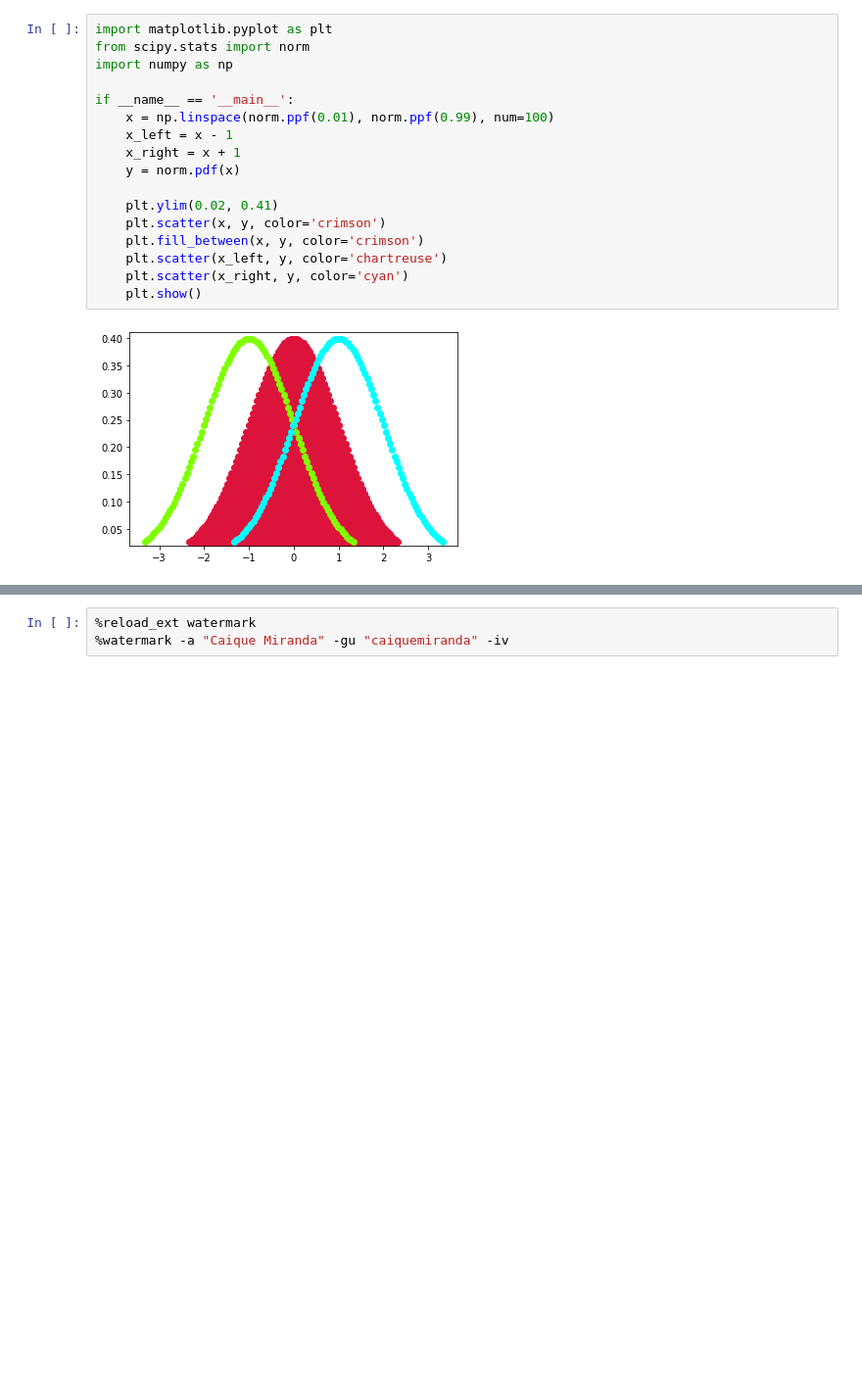
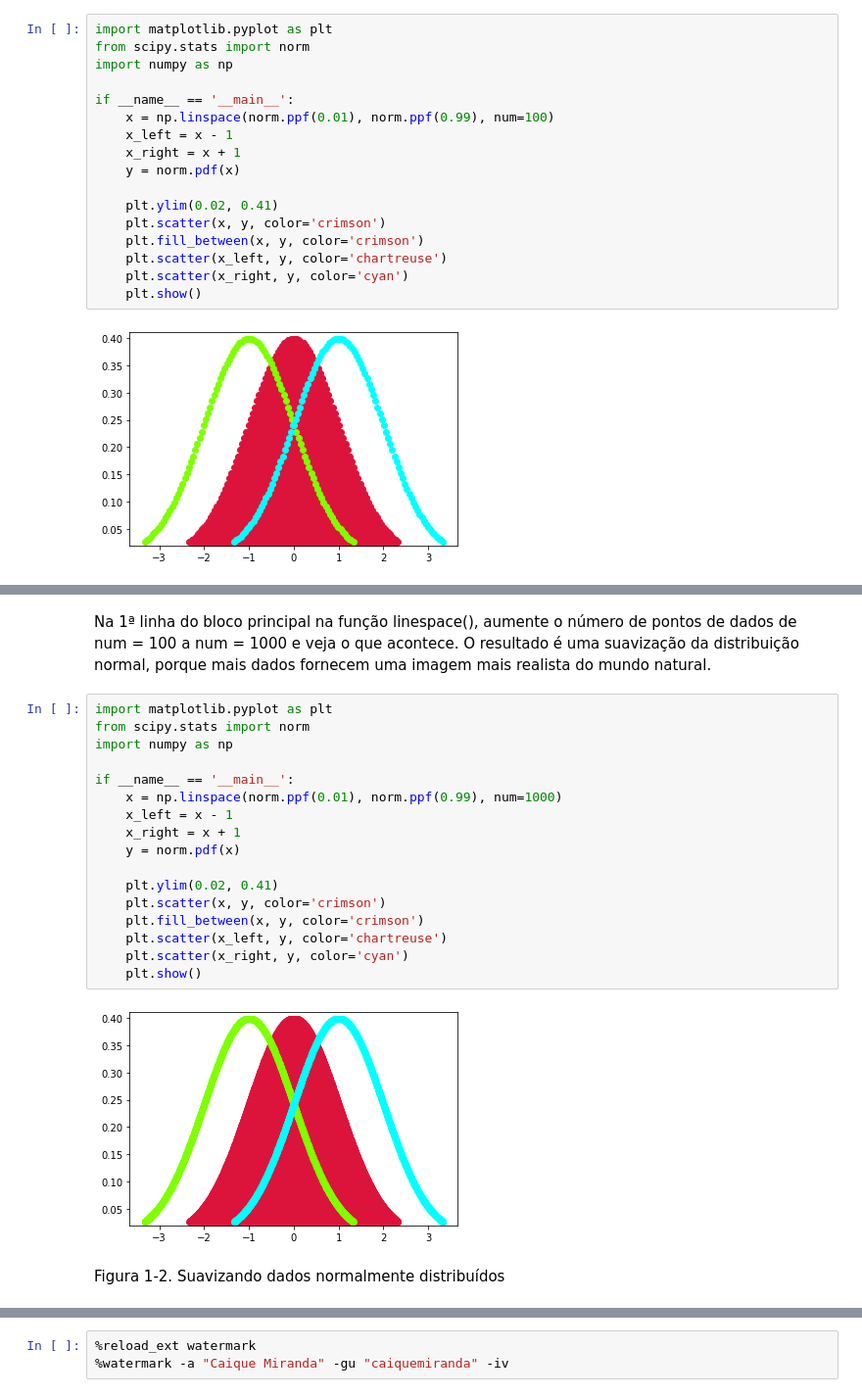
Before and after one commit to caiquemiranda/data-science-python-mongodb, a Jupyter notebook: 01-Introdução.ipynb, the cells around one changed output, grey strips where cells are left out. Shown at 98% size. Drawn from its saved outputs; the diff is of its cells as text; blank space fills up the shorter version.

```diff
--- a/01-Introdução.ipynb
+++ b/01-Introdução.ipynb
@@ -770,0 +781,23 @@ if __name__ == '__main__':
+# %% [markdown]
+Na 1ª linha do bloco principal na função linespace(), aumente o número de pontos de dados de num = 100 a num = 1000 e veja o que acontece. O resultado é uma suavização da distribuição normal, porque mais dados fornecem uma imagem mais realista do mundo natural.
+# %%
+import matplotlib.pyplot as plt
+from scipy.stats import norm
+import numpy as np
+
+if __name__ == '__main__':
+    x = np.linspace(norm.ppf(0.01), norm.ppf(0.99), num=1000)
+    x_left = x - 1
+    x_right = x + 1
+    y = norm.pdf(x)
+
+    plt.ylim(0.02, 0.41)
+    plt.scatter(x, y, color='crimson')
+    plt.fill_between(x, y, color='crimson')
+    plt.scatter(x_left, y, color='chartreuse')
+    plt.scatter(x_right, y, color='cyan')
+    plt.show()
+# %% [output]
+[figure, added]
+# %% [markdown]
+Figura 1-2. Suavizando dados normalmente distribuídos
```
Also changed, not shown: parts of 41 cells of this notebook.
